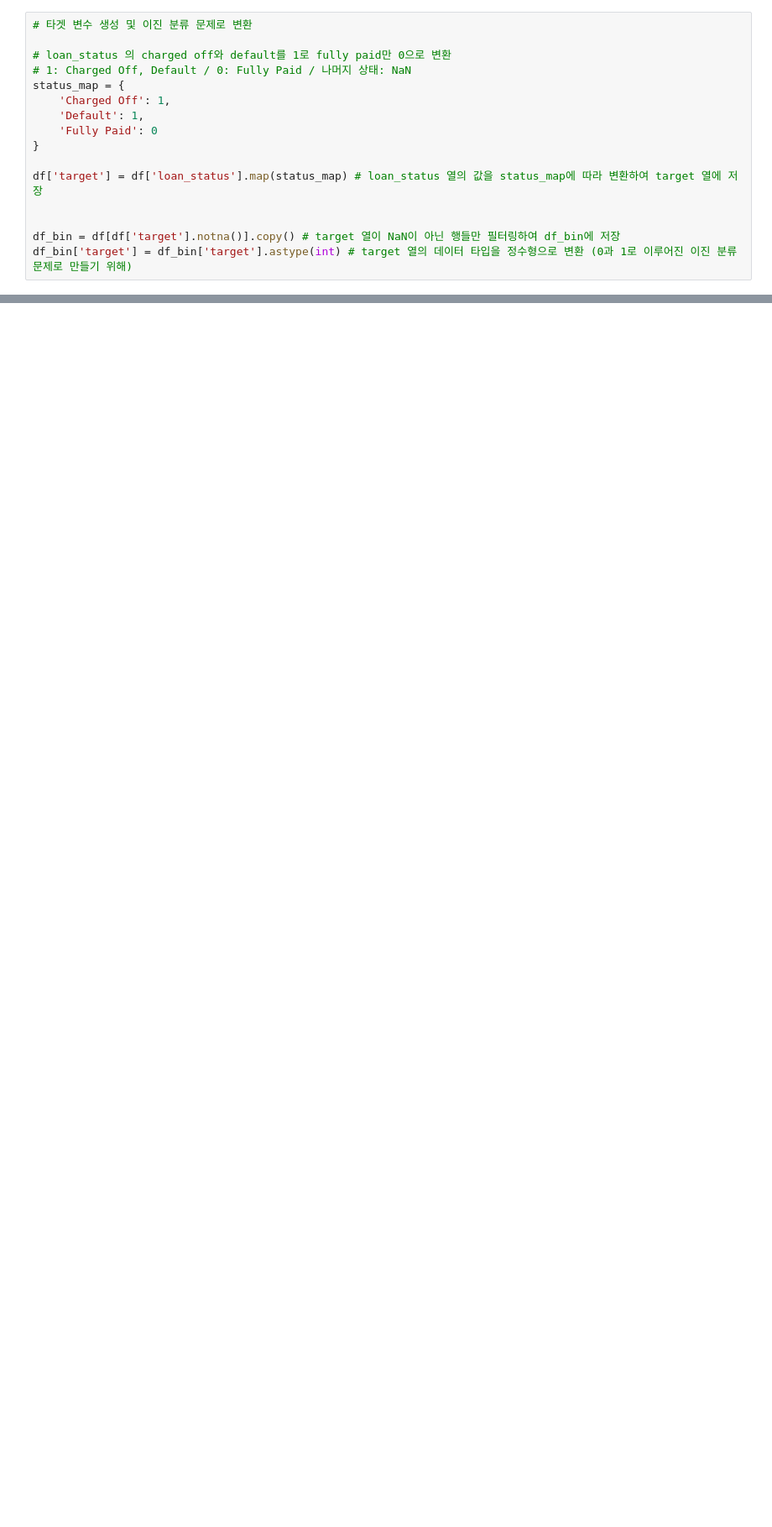
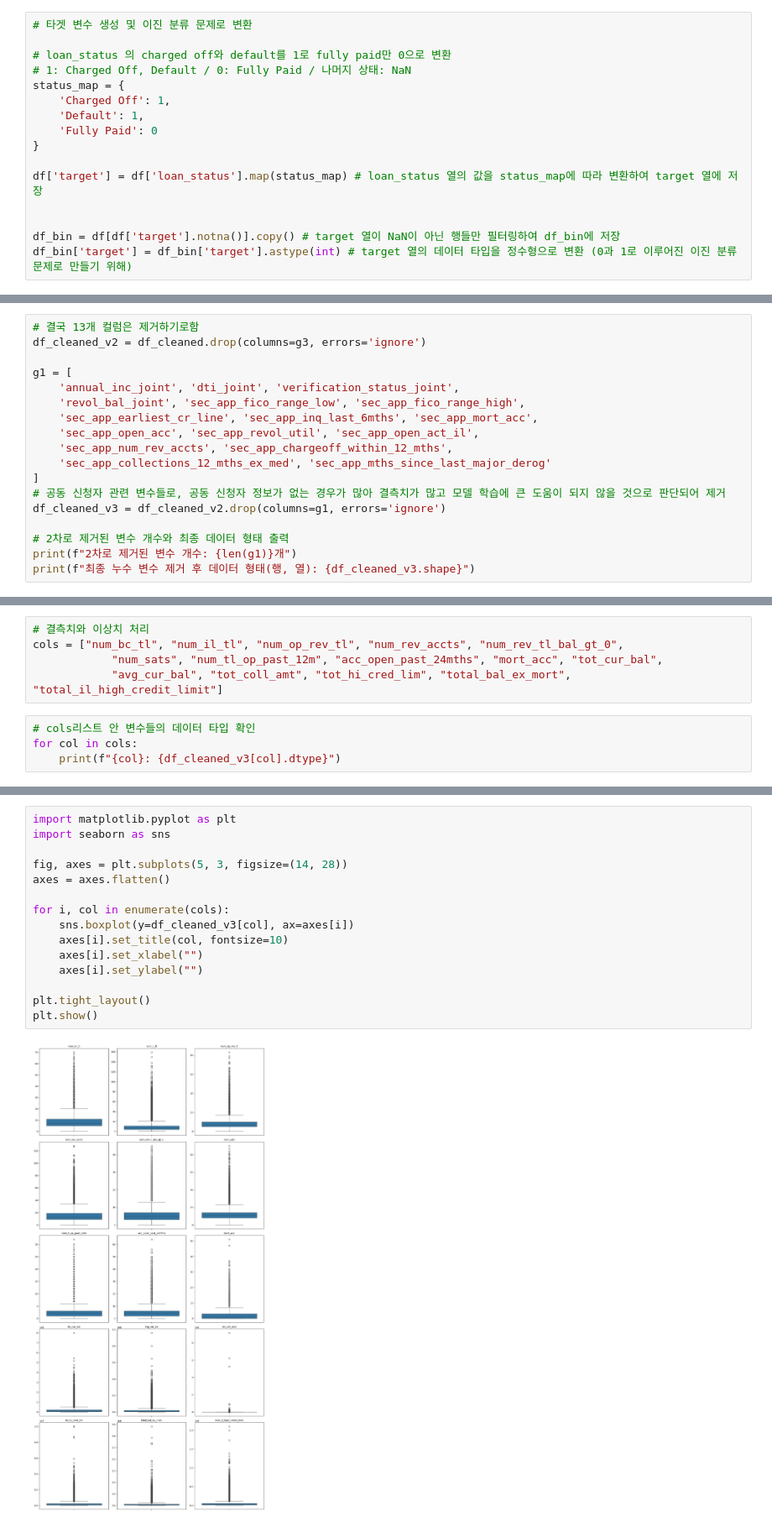
Before and after one commit to gywns7507/second_project, a Jupyter notebook: Hyeong_Uk.ipynb, the cells around one changed output, grey strips where cells are left out. Shown at 84% size. Saved outputs shown, nothing was run; the diff lists cells and outputs as text; blank space fills up the shorter version.

```diff
--- a/Hyeong_Uk.ipynb
+++ b/Hyeong_Uk.ipynb
@@ -322,0 +419,18 @@ display(na_summary)
+# %%
+# 결국 13개 컬럼은 제거하기로함
+df_cleaned_v2 = df_cleaned.drop(columns=g3, errors='ignore')
+
+g1 = [
+    'annual_inc_joint', 'dti_joint', 'verification_status_joint',
+    'revol_bal_joint', 'sec_app_fico_range_low', 'sec_app_fico_range_high',
+    'sec_app_earliest_cr_line', 'sec_app_inq_last_6mths', 'sec_app_mort_acc',
+    'sec_app_open_acc', 'sec_app_revol_util', 'sec_app_open_act_il',
+    'sec_app_num_rev_accts', 'sec_app_chargeoff_within_12_mths',
+    'sec_app_collections_12_mths_ex_med', 'sec_app_mths_since_last_major_derog'
+]
+# 공동 신청자 관련 변수들로, 공동 신청자 정보가 없는 경우가 많아 결측치가 많고 모델 학습에 큰 도움이 되지 않을 것으로 판단되어 제거
+df_cleaned_v3 = df_cleaned_v2.drop(columns=g1, errors='ignore')
+
+# 2차로 제거된 변수 개수와 최종 데이터 형태 출력
+print(f"2차로 제거된 변수 개수: {len(g1)}개")
+print(f"최종 누수 변수 제거 후 데이터 형태(행, 열): {df_cleaned_v3.shape}")
@@ -322,0 +442,9 @@ display(na_summary)
+# %%
+# 결측치와 이상치 처리
+cols = ["num_bc_tl", "num_il_tl", "num_op_rev_tl", "num_rev_accts", "num_rev_tl_bal_gt_0",
+            "num_sats", "num_tl_op_past_12m", "acc_open_past_24mths", "mort_acc", "tot_cur_bal",
+            "avg_cur_bal", "tot_coll_amt", "tot_hi_cred_lim", "total_bal_ex_mort", "total_il_high_credit_limit"]
+# %%
+# cols리스트 안 변수들의 데이터 타입 확인
+for col in cols:
+    print(f"{col}: {df_cleaned_v3[col].dtype}")
@@ -322,0 +495,17 @@ display(na_summary)
+# %%
+import matplotlib.pyplot as plt
+import seaborn as sns
+
+fig, axes = plt.subplots(5, 3, figsize=(14, 28))
+axes = axes.flatten()
+
+for i, col in enumerate(cols):
+    sns.boxplot(y=df_cleaned_v3[col], ax=axes[i])
+    axes[i].set_title(col, fontsize=10)
+    axes[i].set_xlabel("")
+    axes[i].set_ylabel("")
+
+plt.tight_layout()
+plt.show()
+# %% [output]
+[figure, added]
```
Also changed, not shown: parts of 41 cells of this notebook.
